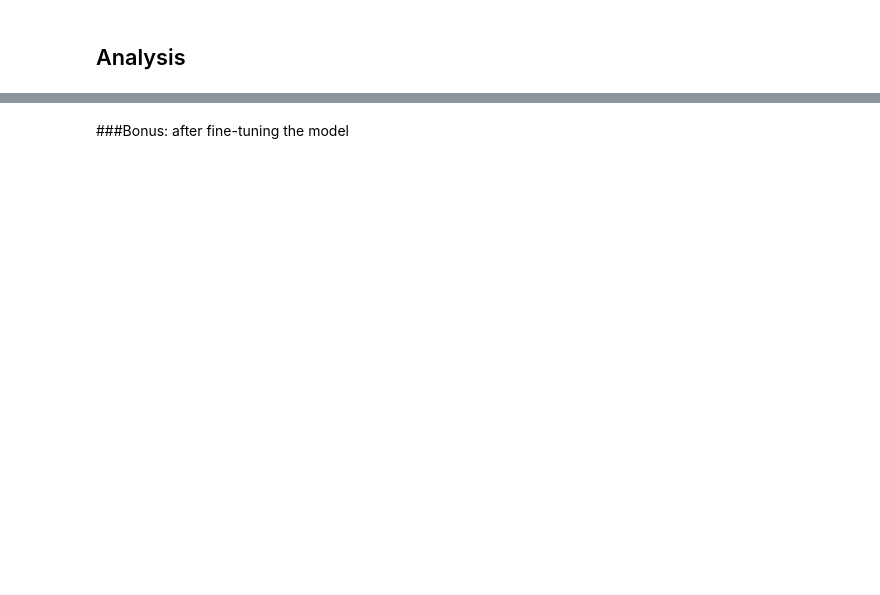
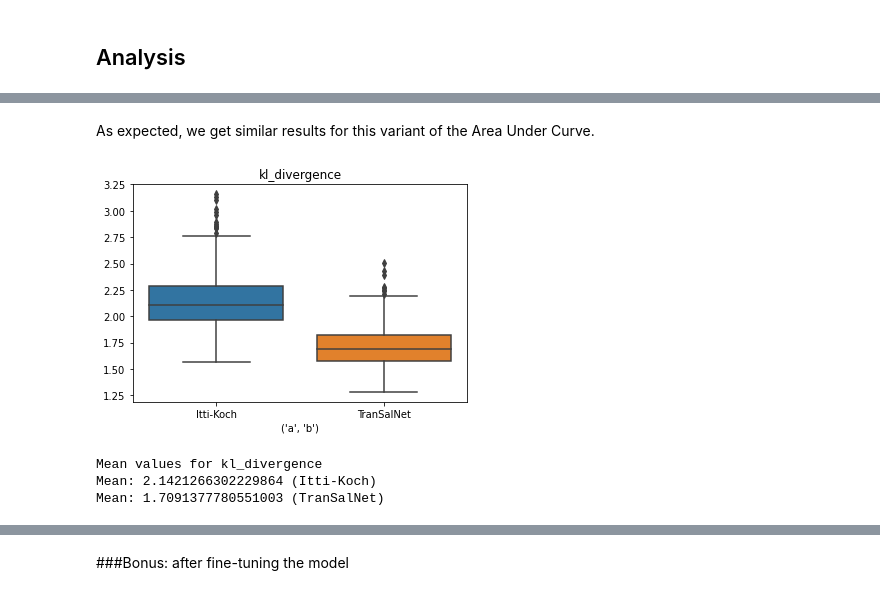
Before and after one commit to Ajamelot56/Projet_Visual_Attention, a Jupyter notebook: PC_2022_VA_Project.ipynb, the cells around one changed output, grey strips where cells are left out. Cells and saved outputs as stored; diff of their text form; code cells hidden in the pictures; blank space fills up the shorter version.

```diff
--- a/PC_2022_VA_Project.ipynb
+++ b/PC_2022_VA_Project.ipynb
@@ -751,0 +743,14 @@ dict_keys(['AUC_Borji', 'AUC_Judd', 'kl_divergence', 'NSS', 'CC', 'similarity'])
+# %% [markdown]
+As expected, we get similar results for this variant of the Area Under Curve.
+# %%
+sns.boxplot(data=(itti_metrics["kl_divergence"],transalnet_metrics["kl_divergence"])).set(xlabel=("a","b"), title="kl_divergence")
+plt.xticks(plt.xticks()[0], ("Itti-Koch","TranSalNet"))
+plt.show()
+print("Mean values for", "kl_divergence")
+print("Mean:",sum(itti_metrics["kl_divergence"]) / len(itti_metrics["kl_divergence"]), "(Itti-Koch)")
+print("Mean:",sum(transalnet_metrics["kl_divergence"]) / len(transalnet_metrics["kl_divergence"]), "(TranSalNet)")
+# %% [output]
+[figure, added]
+Mean values for kl_divergence
+Mean: 2.1421266302229864 (Itti-Koch)
+Mean: 1.7091377780551003 (TranSalNet)
```
Also changed, not shown: parts of 51 cells of this notebook.
